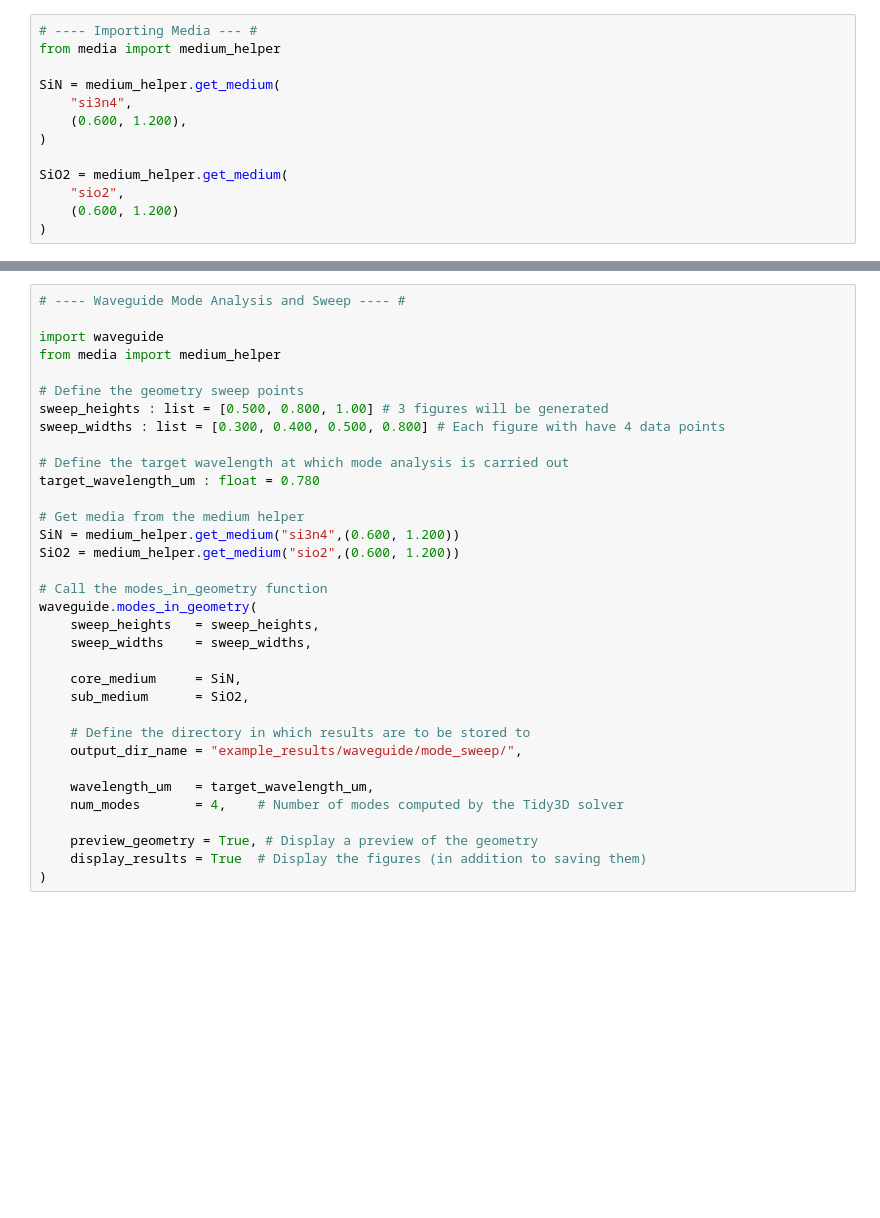
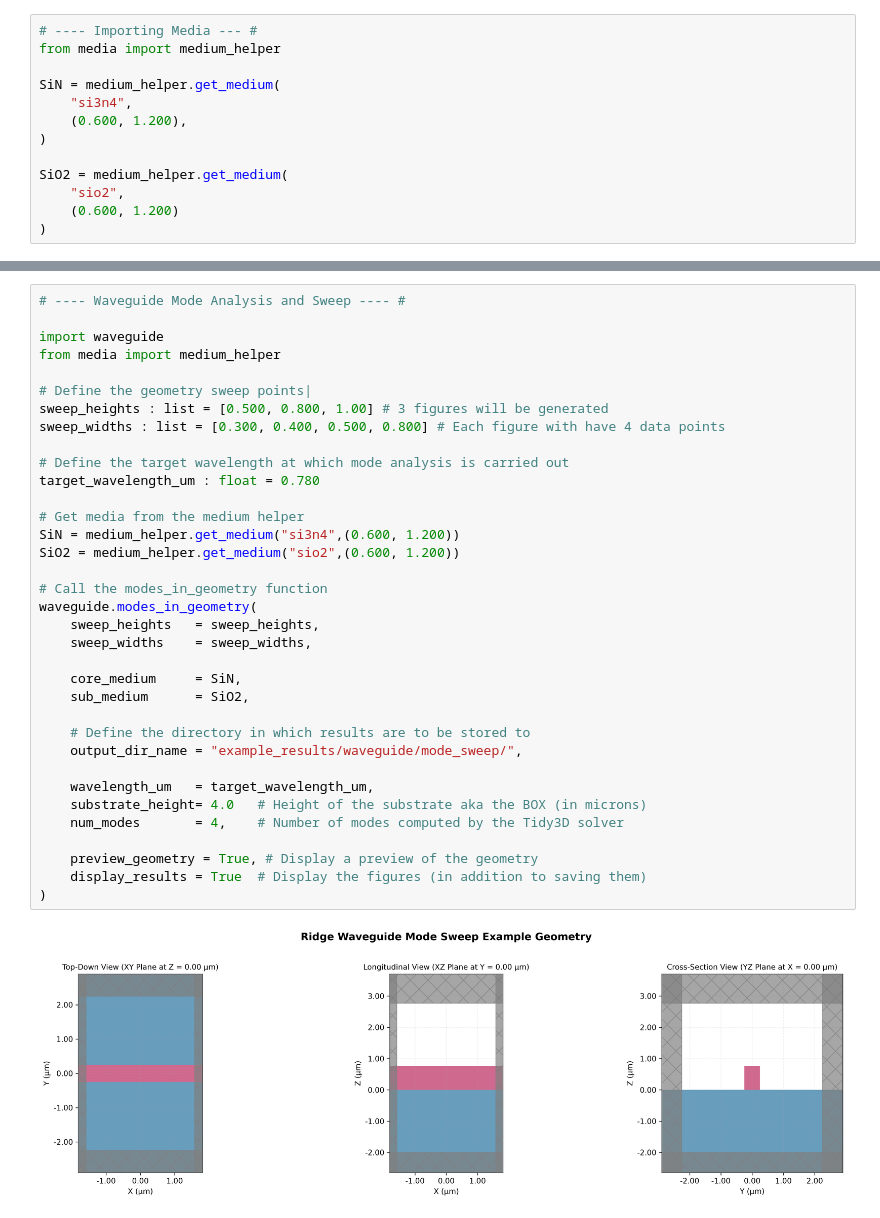
Before and after one commit to loqm/tarang, a Jupyter notebook: example.ipynb, the cells around one changed output, grey strips where cells are left out. Drawn from its saved outputs; the diff is of its cells as text; blank space fills up the shorter version.

```diff
--- a/example.ipynb
+++ b/example.ipynb
@@ -53,31 +58,34 @@ NameError: name 'td' is not defined
 import waveguide
 from media import medium_helper
 
-# Define the geometry sweep points
+# Define the geometry sweep points|
 sweep_heights : list = [0.500, 0.800, 1.00] # 3 figures will be generated
 sweep_widths : list = [0.300, 0.400, 0.500, 0.800] # Each figure with have 4 data points
 
 # Define the target wavelength at which mode analysis is carried out
 target_wavelength_um : float = 0.780
 
 # Get media from the medium helper
 SiN = medium_helper.get_medium("si3n4",(0.600, 1.200))
 SiO2 = medium_helper.get_medium("sio2",(0.600, 1.200))
 
 # Call the modes_in_geometry function
 waveguide.modes_in_geometry(
     sweep_heights   = sweep_heights,
     sweep_widths    = sweep_widths,
 
     core_medium     = SiN,
     sub_medium      = SiO2,
 
     # Define the directory in which results are to be stored to
     output_dir_name = "example_results/waveguide/mode_sweep/",
 
     wavelength_um   = target_wavelength_um,
+    substrate_height= 4.0   # Height of the substrate aka the BOX (in microns)
     num_modes       = 4,    # Number of modes computed by the Tidy3D solver
 
     preview_geometry = True, # Display a preview of the geometry
     display_results = True  # Display the figures (in addition to saving them)
 )
+# %% [output]
+[figure, added]
```
Also changed, not shown: parts of 4 cells of this notebook, 4 other files.
